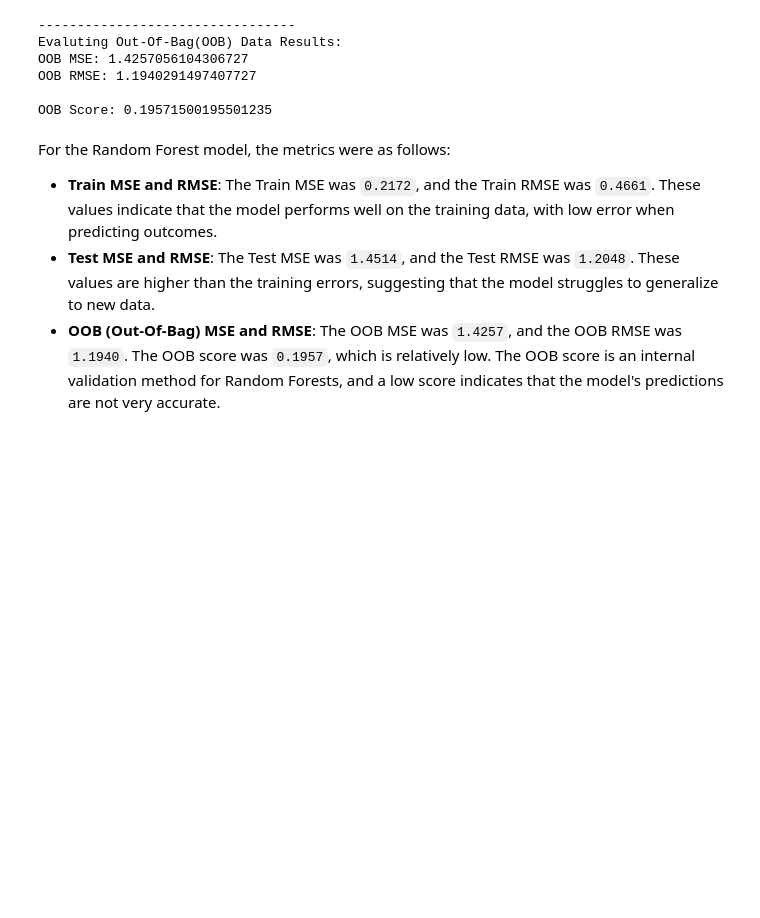
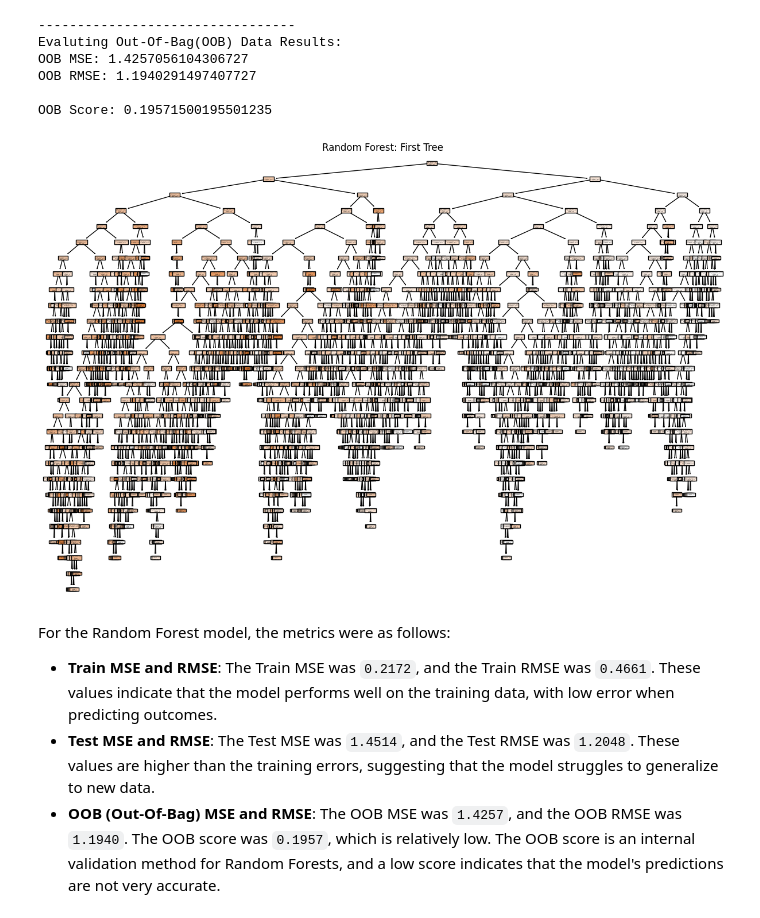
Before and after one commit to yuanpngn/STINTSY_MLP, a Jupyter notebook: [STINTSY]_Machine_Learning_Project.ipynb, the cells around one changed output. Saved outputs shown, nothing was run; the diff lists cells and outputs as text; code cells hidden in the pictures; blank space fills up the shorter version.

```diff
--- a/[STINTSY]_Machine_Learning_Project.ipynb
+++ b/[STINTSY]_Machine_Learning_Project.ipynb
@@ -833,6 +856,15 @@ OOB MSE: 1.4257056104306727
 OOB RMSE: 1.1940291497407727
 
 OOB Score: 0.19571500195501235
+# %%
+
+# Visualizing a single tree
+plt.figure(figsize=(15, 10))
+plot_tree(model.estimators_[0], filled=True, feature_names=X_train.columns, class_names=['Class 1', 'Class 2'])
+plt.title('Random Forest: First Tree')
+plt.show()
+# %% [output]
+[figure, added]
 # %% [markdown]
 For the Random Forest model, the metrics were as follows:
 - **Train MSE and RMSE**: The Train MSE was `0.2172`, and the Train RMSE was `0.4661`. These values indicate that the model performs well on the training data, with low error when predicting outcomes.
```
Also changed, not shown: parts of 11 cells of this notebook.
